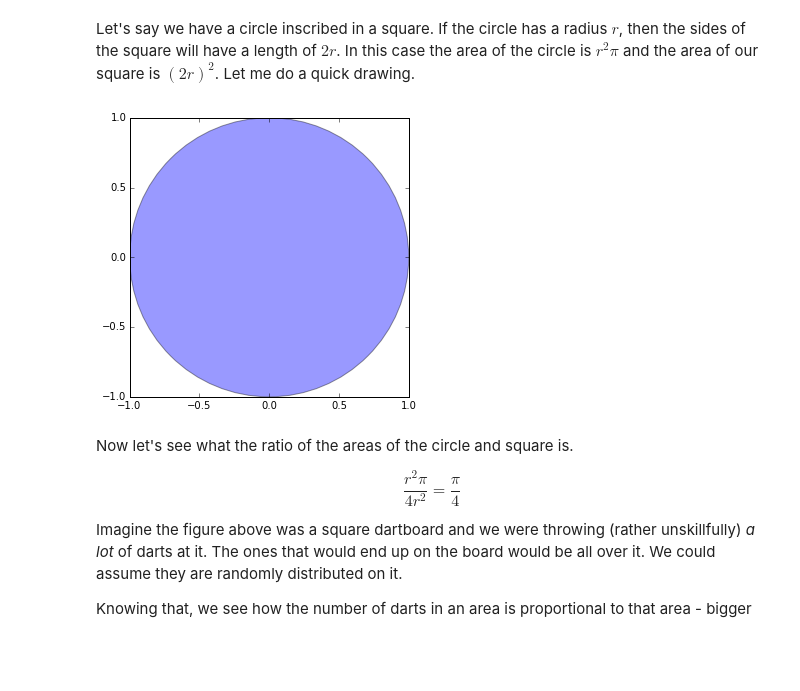
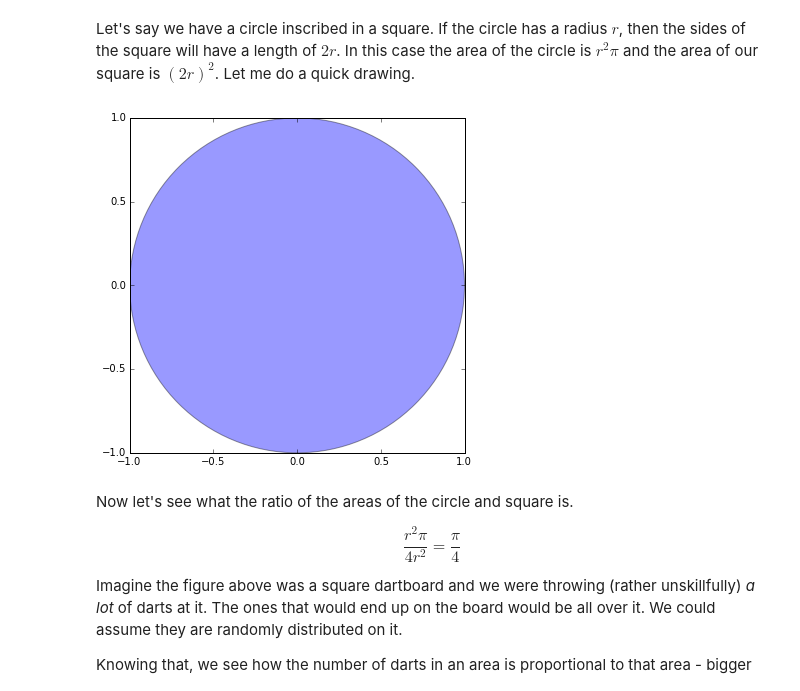
Before and after one commit to emocibob/ipython-notebooks, a Jupyter notebook: notebooks/monte_carlo_pi.ipynb, the cells around one changed output. Cells and saved outputs as stored; diff of their text form; code cells hidden in the pictures; blank space fills up the shorter version.

```diff
--- a/notebooks/monte_carlo_pi.ipynb
+++ b/notebooks/monte_carlo_pi.ipynb
@@ -20,14 +20,14 @@ Let me do a quick drawing.
 # %%
 import matplotlib.pyplot as plt
 
-fig = plt.figure(figsize=(5, 5)) # figure size in inches
+fig = plt.figure(figsize=(6, 6)) # figure size in inches
 plt.axis([-1, 1, -1, 1]) # x & y axis limit
 ax = fig.add_subplot(111) # add a subplot (1x1 grid, 1st subplot)
 circle = plt.Circle((0, 0), radius=1, alpha=0.4) # create a circle
 ax.add_patch(circle) # add the circle
 plt.show()
 # %% [output]
-[figure, old version]
+[figure, new version]
 # %% [markdown]
 Now let's see what the ratio of the areas of the circle and square is.
 
```
Also changed, not shown: parts of 2 cells of this notebook.
